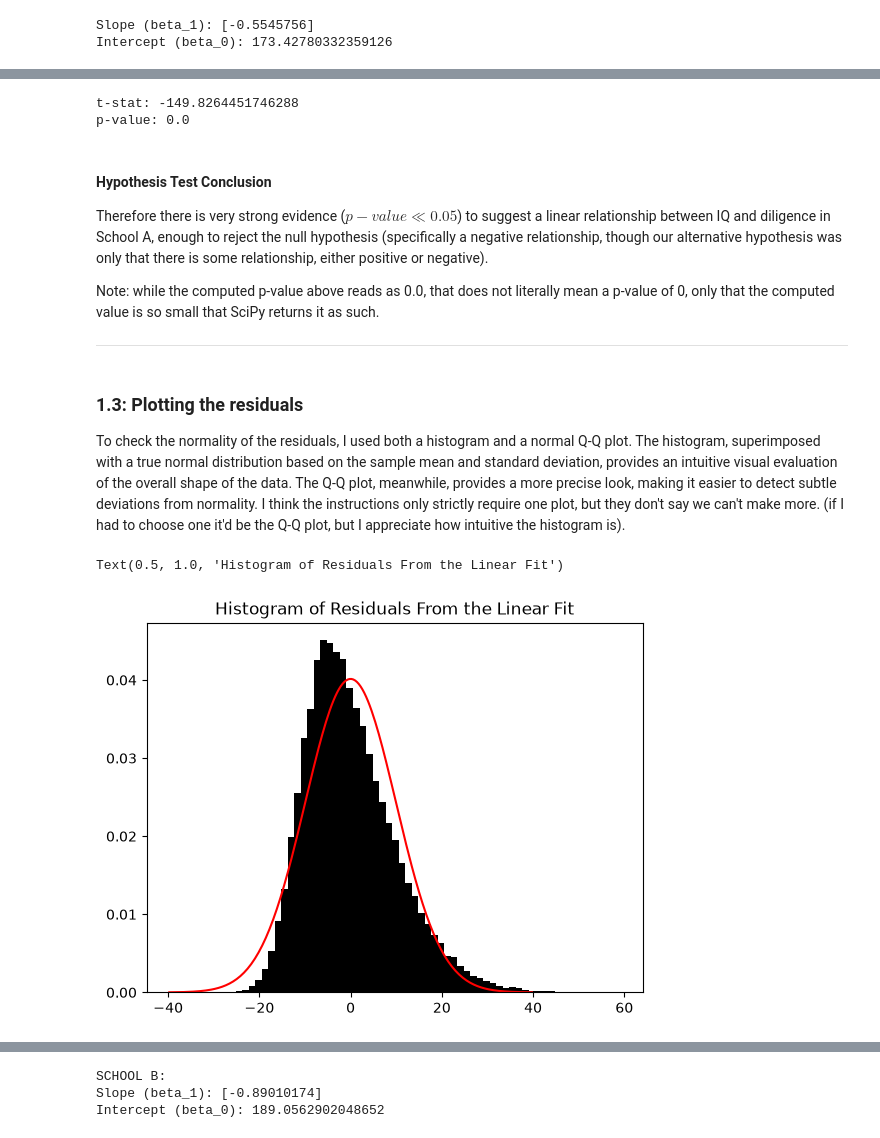
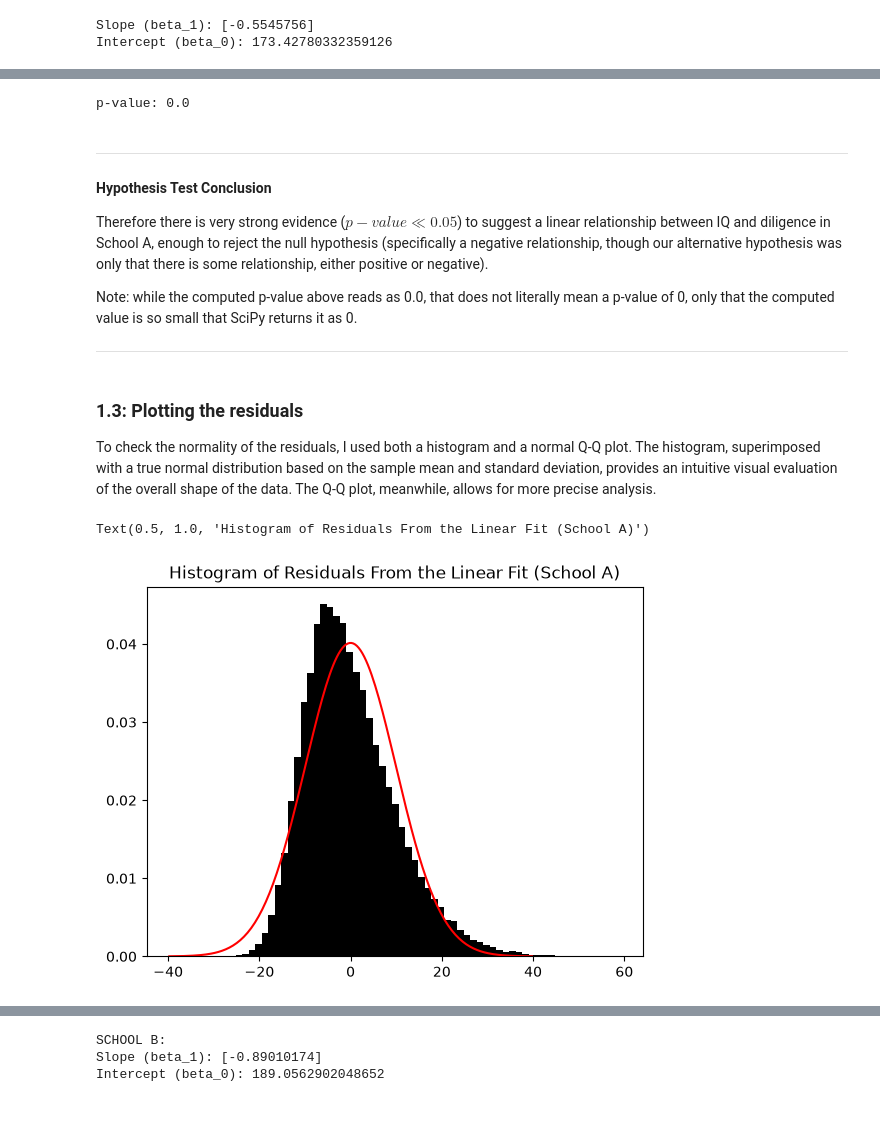
Before and after one commit to uOAlexH/mat3373-shw1, a Jupyter notebook: shortHW1.ipynb, the cells around one changed output, grey strips where cells are left out. Saved outputs shown, nothing was run; the diff lists cells and outputs as text; code cells hidden in the pictures.

```diff
--- a/shortHW1.ipynb
+++ b/shortHW1.ipynb
@@ -79,41 +67,40 @@ plt.show()
 
 # by default, this is a two-tailed test with H0: beta_1 = 0, so there is nothing to change for our purposes
 result_a = stats.linregress(school_a["IQ"], school_a["Diligence"])
-t_stat = result_a.slope / result_a.stderr
-print("t-stat:", t_stat)
 print("p-value:", result_a.pvalue)
 # %% [output]
-t-stat: -149.8264451746288
 p-value: 0.0
 # %% [markdown]
+***
+
 #### Hypothesis Test Conclusion
 Therefore there is very strong evidence ($p-value\ll0.05$) to suggest a linear relationship between IQ and diligence in School A, enough to reject the null hypothesis (specifically a negative relationship, though our alternative hypothesis was only that there is some relationship, either positive or negative).
 
-Note: while the computed p-value above reads as 0.0, that does not literally mean a p-value of 0, only that the computed value is so small that SciPy returns it as such.
+Note: while the computed p-value above reads as 0.0, that does not literally mean a p-value of 0, only that the computed value is so small that SciPy returns it as 0.
 
 ***
 # %% [markdown]
 ### 1.3: Plotting the residuals
 
-To check the normality of the residuals, I used both a histogram and a normal Q-Q plot. The histogram, superimposed with a true normal distribution based on the sample mean and standard deviation, provides an intuitive visual evaluation of the overall shape of the data. The Q-Q plot, meanwhile, provides a more precise look, making it easier to detect subtle deviations from normality. I think the instructions only strictly require one plot, but they don't say we can't make more. (if I had to choose one it'd be the Q-Q plot, but I appreciate how intuitive the histogram is).
+To check the normality of the residuals, I used both a histogram and a normal Q-Q plot. The histogram, superimposed with a true normal distribution based on the sample mean and standard deviation, provides an intuitive visual evaluation of the overall shape of the data. The Q-Q plot, meanwhile, allows for more precise analysis.
 # %%
 # Plotting the residuals (with a histogram)
 
 fitted_values = fit.predict(x)
 residuals = y - fitted_values # e_i = yhat_i - y_i
 
 # using the residuals' sample mean and sd for the parameters of the true normal distribution
 mu = np.mean(residuals)
 sigma = np.std(residuals)
 
 grid = np.linspace(mu - 4 * sigma, mu + 4 * sigma, 200)
 
 plt.hist(residuals, bins=60, density=True, color="black")
 plt.plot(grid, stats.norm.pdf(grid, mu, sigma), color="red")
-plt.title("Histogram of Residuals From the Linear Fit")
+plt.title("Histogram of Residuals From the Linear Fit (School A)")
 # %% [output]
-Text(0.5, 1.0, 'Histogram of Residuals From the Linear Fit')
+Text(0.5, 1.0, 'Histogram of Residuals From the Linear Fit (School A)')
-[figure, old version]
+[figure, new version]
 # %%
 # Creating a Q-Q plot for the residuals.
 
```
Also changed, not shown: parts of 31 cells of this notebook.
